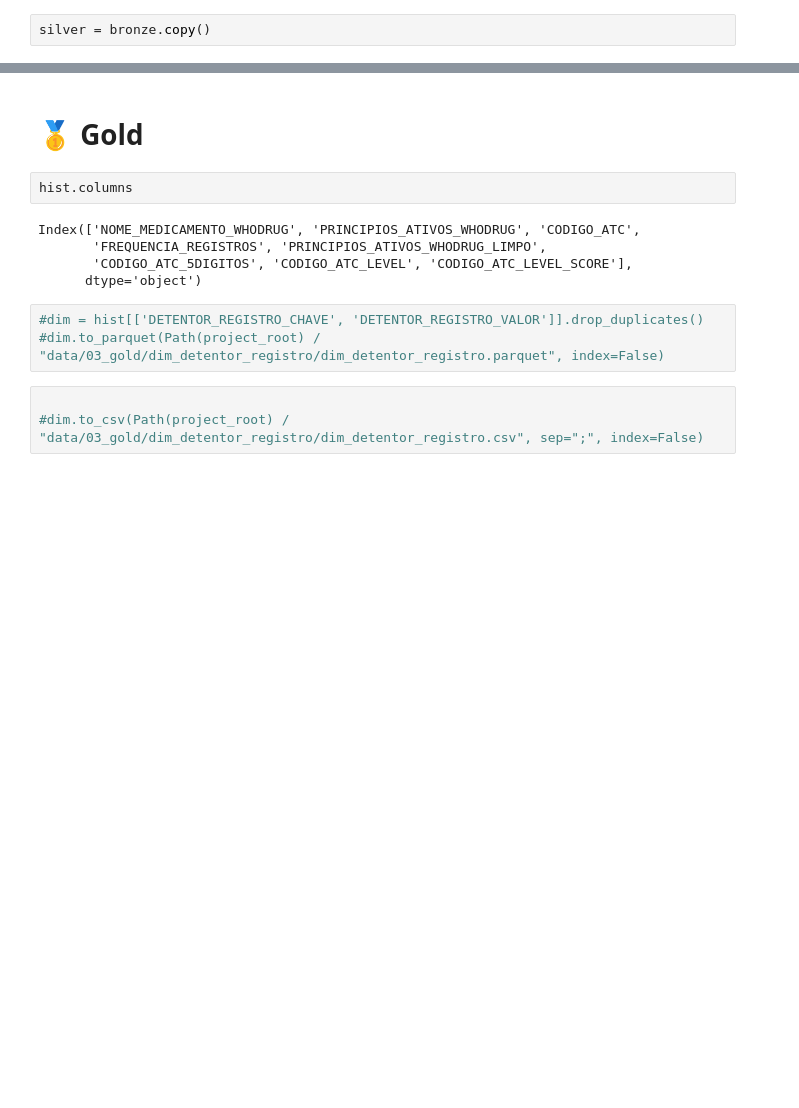
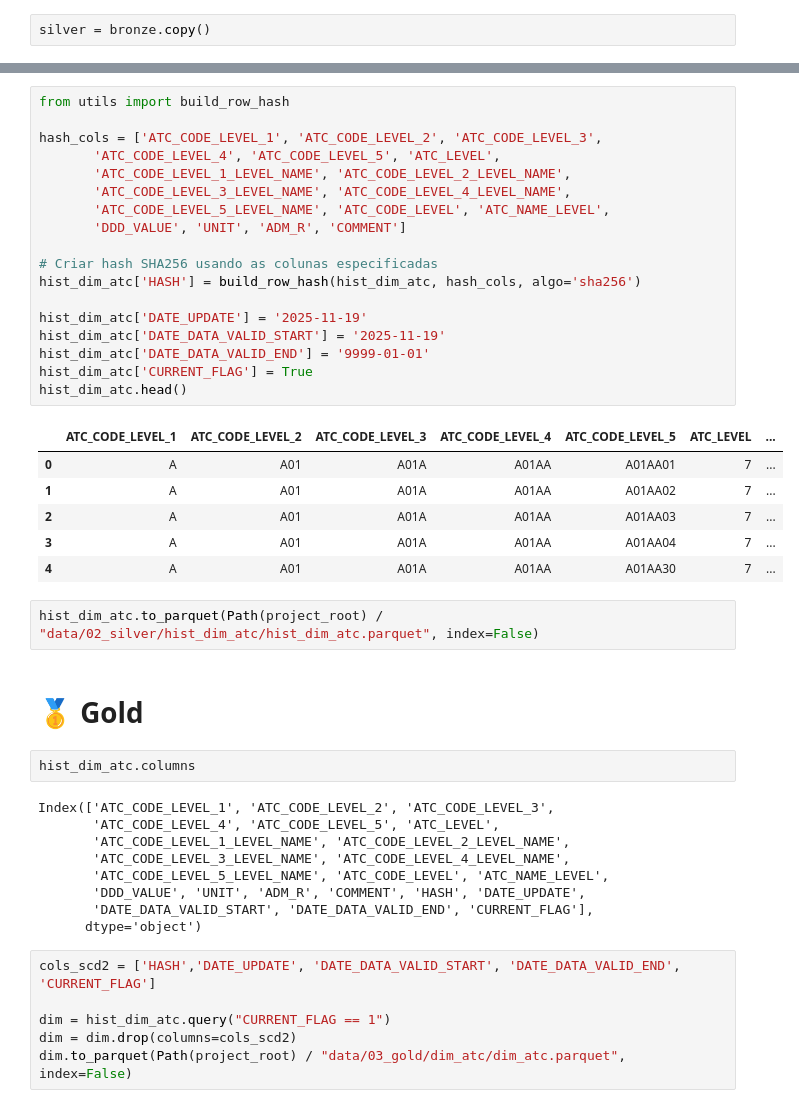
Before and after one commit to mlab-inf-ufrgs/vigimed, a Jupyter notebook: src/medicamentos/elt_dim_atc.ipynb, the cells around one changed output, grey strips where cells are left out. Drawn from its saved outputs; the diff is of its cells as text; blank space fills up the shorter version.

```diff
--- a/src/medicamentos/elt_dim_atc.ipynb
+++ b/src/medicamentos/elt_dim_atc.ipynb
@@ -274,15 +136,46 @@ silver.head(2)
+# %%
+from utils import build_row_hash
+
+hash_cols = ['ATC_CODE_LEVEL_1', 'ATC_CODE_LEVEL_2', 'ATC_CODE_LEVEL_3',
+       'ATC_CODE_LEVEL_4', 'ATC_CODE_LEVEL_5', 'ATC_LEVEL',
+       'ATC_CODE_LEVEL_1_LEVEL_NAME', 'ATC_CODE_LEVEL_2_LEVEL_NAME',
+       'ATC_CODE_LEVEL_3_LEVEL_NAME', 'ATC_CODE_LEVEL_4_LEVEL_NAME',
+       'ATC_CODE_LEVEL_5_LEVEL_NAME', 'ATC_CODE_LEVEL', 'ATC_NAME_LEVEL',
+       'DDD_VALUE', 'UNIT', 'ADM_R', 'COMMENT']
+
+# Criar hash SHA256 usando as colunas especificadas
+hist_dim_atc['HASH'] = build_row_hash(hist_dim_atc, hash_cols, algo='sha256')
+
+hist_dim_atc['DATE_UPDATE'] = '2025-11-19'
+hist_dim_atc['DATE_DATA_VALID_START'] = '2025-11-19'
+hist_dim_atc['DATE_DATA_VALID_END'] = '9999-01-01'
+hist_dim_atc['CURRENT_FLAG'] = True
+hist_dim_atc.head()
+# %% [output]
+|  | ATC_CODE_LEVEL_1 | ATC_CODE_LEVEL_2 | ATC_CODE_LEVEL_3 | ATC_CODE_LEVEL_4 | ATC_CODE_LEVEL_5 | ATC_LEVEL | ... |
+| 0 | A | A01 | A01A | A01AA | A01AA01 | 7 | ... |
+| 1 | A | A01 | A01A | A01AA | A01AA02 | 7 | ... |
+| 2 | A | A01 | A01A | A01AA | A01AA03 | 7 | ... |
+| 3 | A | A01 | A01A | A01AA | A01AA04 | 7 | ... |
+| 4 | A | A01 | A01A | A01AA | A01AA30 | 7 | ... |
+# %%
+hist_dim_atc.to_parquet(Path(project_root) / "data/02_silver/hist_dim_atc/hist_dim_atc.parquet", index=False)
 # %% [markdown]
 # 🥇 Gold
 # %%
-hist.columns
+hist_dim_atc.columns
 # %% [output]
-Index(['NOME_MEDICAMENTO_WHODRUG', 'PRINCIPIOS_ATIVOS_WHODRUG', 'CODIGO_ATC',
-       'FREQUENCIA_REGISTROS', 'PRINCIPIOS_ATIVOS_WHODRUG_LIMPO',
-       'CODIGO_ATC_5DIGITOS', 'CODIGO_ATC_LEVEL', 'CODIGO_ATC_LEVEL_SCORE'],
+Index(['ATC_CODE_LEVEL_1', 'ATC_CODE_LEVEL_2', 'ATC_CODE_LEVEL_3',
+       'ATC_CODE_LEVEL_4', 'ATC_CODE_LEVEL_5', 'ATC_LEVEL',
+       'ATC_CODE_LEVEL_1_LEVEL_NAME', 'ATC_CODE_LEVEL_2_LEVEL_NAME',
+       'ATC_CODE_LEVEL_3_LEVEL_NAME', 'ATC_CODE_LEVEL_4_LEVEL_NAME',
+       'ATC_CODE_LEVEL_5_LEVEL_NAME', 'ATC_CODE_LEVEL', 'ATC_NAME_LEVEL',
+       'DDD_VALUE', 'UNIT', 'ADM_R', 'COMMENT', 'HASH', 'DATE_UPDATE',
+       'DATE_DATA_VALID_START', 'DATE_DATA_VALID_END', 'CURRENT_FLAG'],
       dtype='object')
 # %%
-#dim = hist[['DETENTOR_REGISTRO_CHAVE', 'DETENTOR_REGISTRO_VALOR']].drop_duplicates()
-#dim.to_parquet(Path(project_root) / "data/03_gold/dim_detentor_registro/dim_detentor_registro.parquet", index=False)
+cols_scd2 = ['HASH','DATE_UPDATE', 'DATE_DATA_VALID_START', 'DATE_DATA_VALID_END', 'CURRENT_FLAG']
+
+dim = hist_dim_atc.query("CURRENT_FLAG == 1")
+dim = dim.drop(columns=cols_scd2)
+dim.to_parquet(Path(project_root) / "data/03_gold/dim_atc/dim_atc.parquet", index=False)
-# %%
-
-#dim.to_csv(Path(project_root) / "data/03_gold/dim_detentor_registro/dim_detentor_registro.csv", sep=";", index=False)
```
Also changed, not shown: parts of 32 cells of this notebook, 22 other files.
